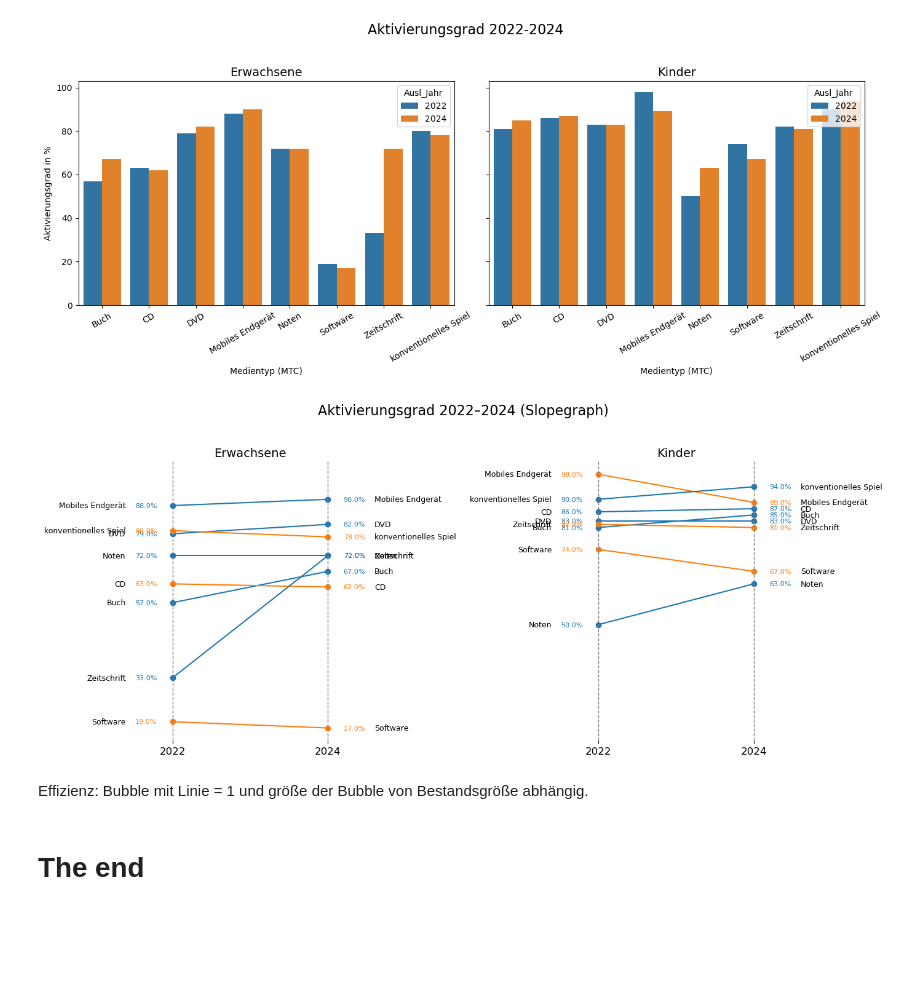
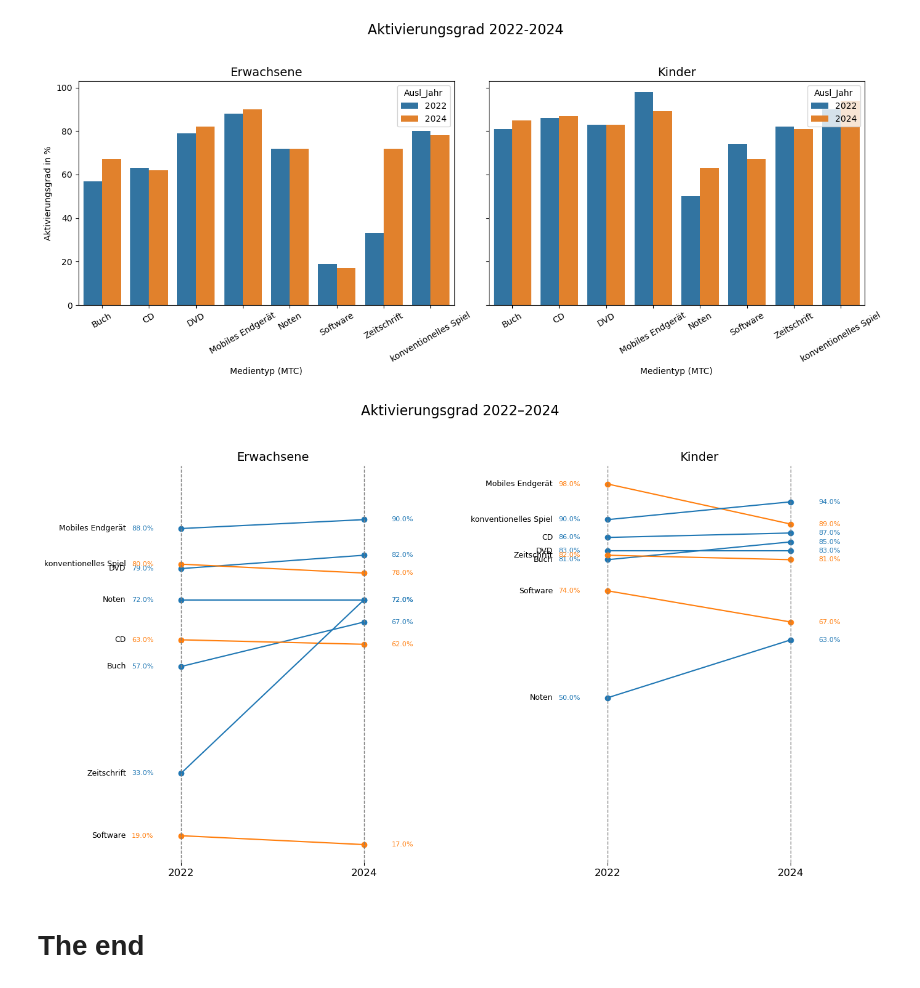
Before and after one commit to BeatriceM476/Final-project, a Jupyter notebook: BesEx_2022_2024.ipynb, the cells around one changed output. Cells and saved outputs as stored; diff of their text form; code cells hidden in the pictures; blank space fills up the shorter version.

```diff
--- a/BesEx_2022_2024.ipynb
+++ b/BesEx_2022_2024.ipynb
@@ -372,56 +379,53 @@ df_erw = pct_per_mtc_year_fachst[pct_per_mtc_year_fachst['Fachst_2'] == "E"]
 df_kind = pct_per_mtc_year_fachst[pct_per_mtc_year_fachst['Fachst_2'] == "K"]
 
 def slopegraph(df, ax, title):
-    # On pivote pour avoir colonnes = années, index = MTC
+    # Pivot pour avoir colonnes = années, index = MTC
     df_pivot = df.pivot(index="MTC", columns="Ausl_Jahr", values="Pct_Exemplare_mit_1Ausl")
-    df_pivot = df_pivot[[2022, 2024]]  # ordre garanti
+    df_pivot = df_pivot[[2022, 2024]]
 
-    # Tracer les lignes
     for mtc, row in df_pivot.iterrows():
-        # Choisir couleur selon évolution
+        # couleur selon évolution
         color = "#1f77b4" if row[2024] >= row[2022] else "#ff7f0e"
 
+        # tracer la ligne
         ax.plot([2022, 2024], row.values, marker="o", color=color)
-        # Ajouter valeurs %
-        ax.text(2022-0.2, row[2022], f"{row[2022]:.1f}%",
-                ha="right", va="center", fontsize=8, color=color)
-        ax.text(2024+0.2, row[2024], f"{row[2024]:.1f}%",
-                ha="left", va="center", fontsize=8, color=color)
-        # Ajouter labels MTC près des points (au lieu de l’axe Y)
+
+        # valeurs %
+        ax.text(2022-0.3, row[2022], f"{row[2022]:.1f}%", ha="right", va="center", fontsize=8, color=color)
+        ax.text(2024+0.3, row[2024], f"{row[2024]:.1f}%", ha="left", va="center", fontsize=8, color=color)
+
+        # MTC côté 2022
         ax.text(2022-0.6, row[2022], mtc, ha="right", va="center", fontsize=9, color="black")
-        ax.text(2024+0.6, row[2024], mtc, ha="left", va="center", fontsize=9, color="black")
 
-    # Enlever le cadre
+    # enlever cadre
     for spine in ax.spines.values():
         spine.set_visible(False)
 
-    # Lignes verticales pour 2022 et 2024
+    # lignes verticales 2022 et 2024
     ax.axvline(x=2022, color="grey", linestyle="--", linewidth=1)
     ax.axvline(x=2024, color="grey", linestyle="--", linewidth=1)
 
-    # Axe X limité à 2021.5–2024.5 pour aérer
-    ax.set_xlim(2021.5, 2024.5)
+    # axe X élargi pour éviter chevauchement
+    ax.set_xlim(2021, 2025)
     ax.set_xticks([2022, 2024])
     ax.set_xticklabels([2022, 2024], fontsize=12)
 
-    # Pas de ticks Y (on laisse seulement % + labels ajoutés)
+    # pas de ticks Y
     ax.set_yticks([])
     ax.set_ylabel("")
 
     ax.set_title(title, fontsize=14)
 
-# Préparer les subplots
-fig, axes = plt.subplots(ncols=2, figsize=(14,6), sharey=True)
+# Préparer subplots
+fig, axes = plt.subplots(ncols=2, figsize=(14,8), sharey=True)
 
 slopegraph(df_erw, axes[0], "Erwachsene")
 slopegraph(df_kind, axes[1], "Kinder")
 
-fig.suptitle("Aktivierungsgrad 2022–2024 (Slopegraph)", fontsize=16)
+fig.suptitle("Aktivierungsgrad 2022–2024", fontsize=16)
 plt.tight_layout(rect=[0,0,1,0.95])
 plt.show()
 # %% [output]
-[figure, old version]
+[figure, new version]
-# %% [markdown]
-Effizienz: Bubble mit Linie = 1 und größe der Bubble von Bestandsgröße abhängig.
 # %% [markdown]
 # The end
```
Also changed, not shown: parts of 3 cells of this notebook, 1 other file.
